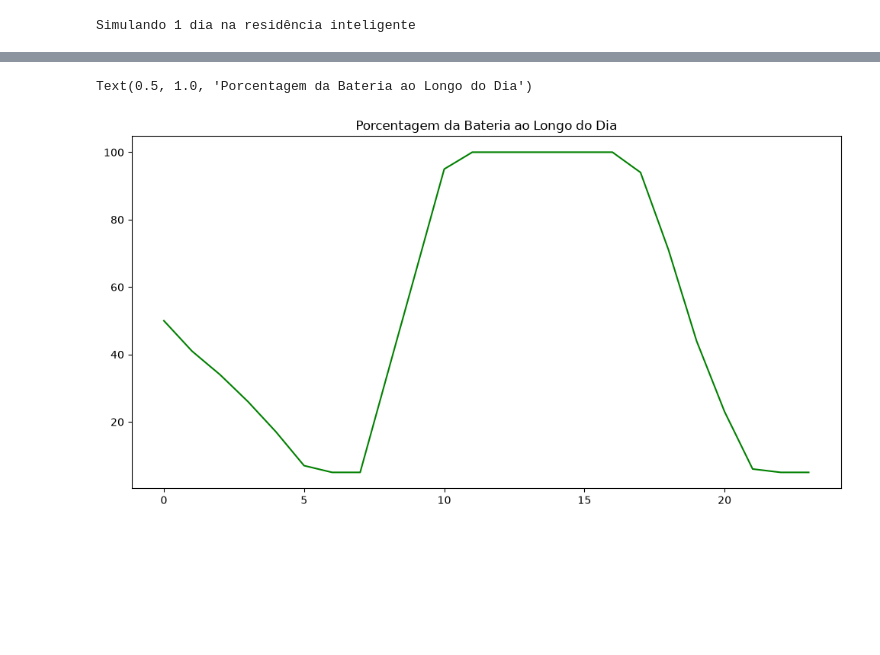
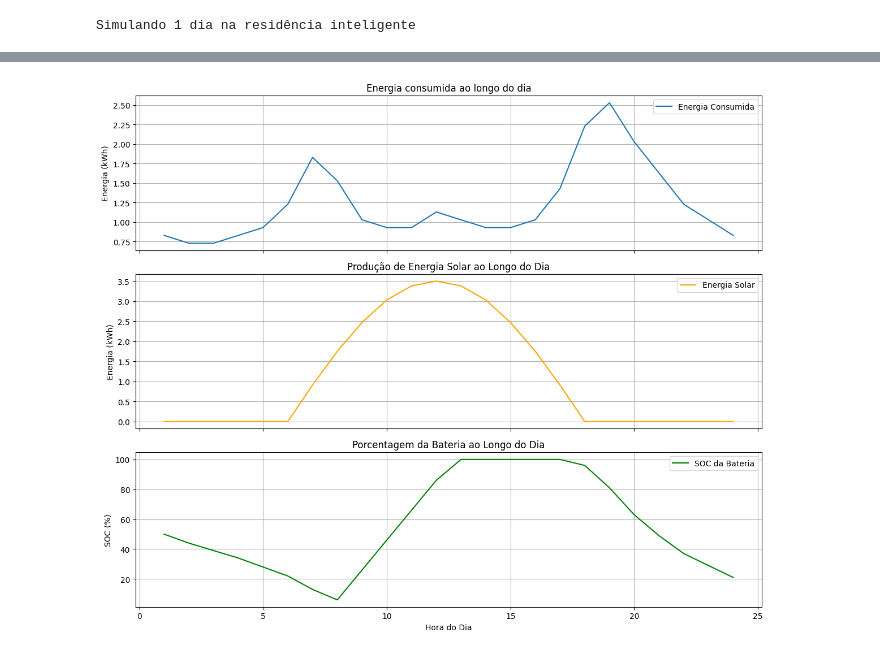
Before and after one commit to pedroMB03/TCC--SmartGrid-com-MPC, a Jupyter notebook: introducao.ipynb, the cells around one changed output, grey strips where cells are left out. Saved outputs shown, nothing was run; the diff lists cells and outputs as text; code cells hidden in the pictures; blank space fills up the shorter version.

```diff
--- a/introducao.ipynb
+++ b/introducao.ipynb
@@ -94,10 +97,11 @@ log = controlador.run()
 Simulando 1 dia na residência inteligente
 # %%
 resumo = pd.DataFrame({
-    "hora": range(len(log)),
+    "hora": np.arange(1, len(log) + 1),
     "consumo_kwh": log[("load", 0, "load_met")].round(2).values,
     "solar_kwh": log[("pv", 0, "renewable_current")].abs().round(2).values,
     "soc_bateria_%": (log[("battery", 0, "soc")] * 100).round(0).values,
+    "carga_bateria_kwh": log[("battery", 0, "charge_amount")].round(2).values,
     "compra_rede_kwh": log[("grid", 0, "grid_import")].round(2).values,
     "venda_rede_kwh": log[("grid", 0, "grid_export")].round(2).values,
     "custo_hora_R$": (-log[("balance", 0, "reward")]).round(2).values,
@@ -158,9 +142,35 @@ plt.show()
-# %%
-# PORCENTAGEM DA BATERIA AO LONGO DO DIA
-
-plt.figure(figsize=(12,6))
-plt.plot(tempo, resumo['soc_bateria_%'], label='SOC da Bateria', color='green')
-plt.title('Porcentagem da Bateria ao Longo do Dia')
-# %% [output]
-Text(0.5, 1.0, 'Porcentagem da Bateria ao Longo do Dia')
-[figure, removed]
+# %%
+fig, axs = plt.subplots(3, 1, figsize=(12,10), sharex=True)
+
+# 1. Energia consumida
+
+axs[0].plot(tempo, energia_consumida, label='Energia Consumida')
+axs[0].set_title('Energia consumida ao longo do dia')
+axs[0].set_ylabel('Energia (kWh)')
+axs[0].legend()
+axs[0].grid(True)
+
+# 2. Produção de energia solar
+
+axs[1].plot(tempo, energia_solar, label='Energia Solar', color='orange')
+axs[1].set_title('Produção de Energia Solar ao Longo do Dia')
+axs[1].set_ylabel('Energia (kWh)')
+axs[1].legend()
+axs[1].grid(True)
+
+# 3. Porcentagem da bateria
+axs[2].plot(
+    tempo,
+    resumo['soc_bateria_%'],
+    label='SOC da Bateria',
+    color='green')
+axs[2].set_title('Porcentagem da Bateria ao Longo do Dia')
+axs[2].set_xlabel('Hora do Dia')
+axs[2].set_ylabel('SOC (%)')
+axs[2].legend()
+axs[2].grid(True)
+
+plt.tight_layout()
+plt.show()
+# %% [output]
+[figure, added]
```
Also changed, not shown: parts of 7 cells of this notebook.
